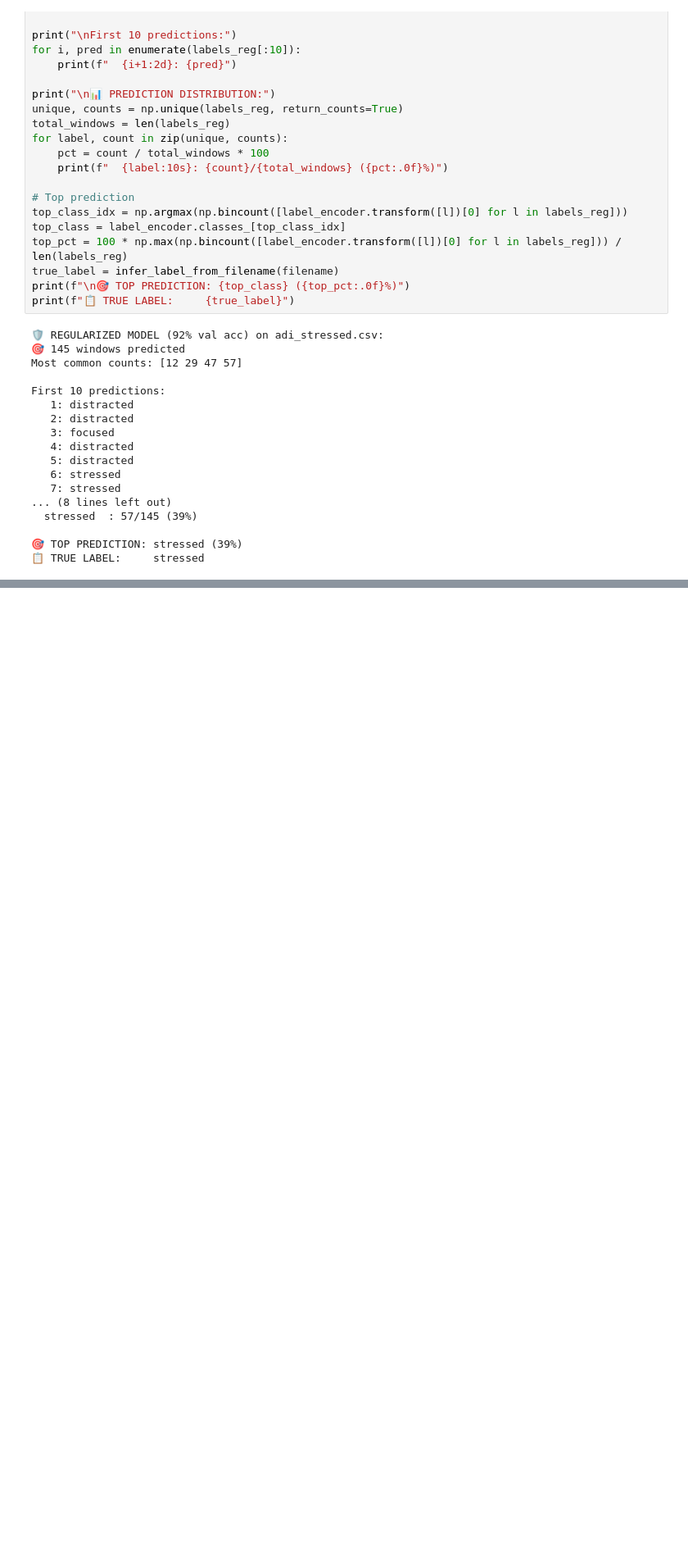
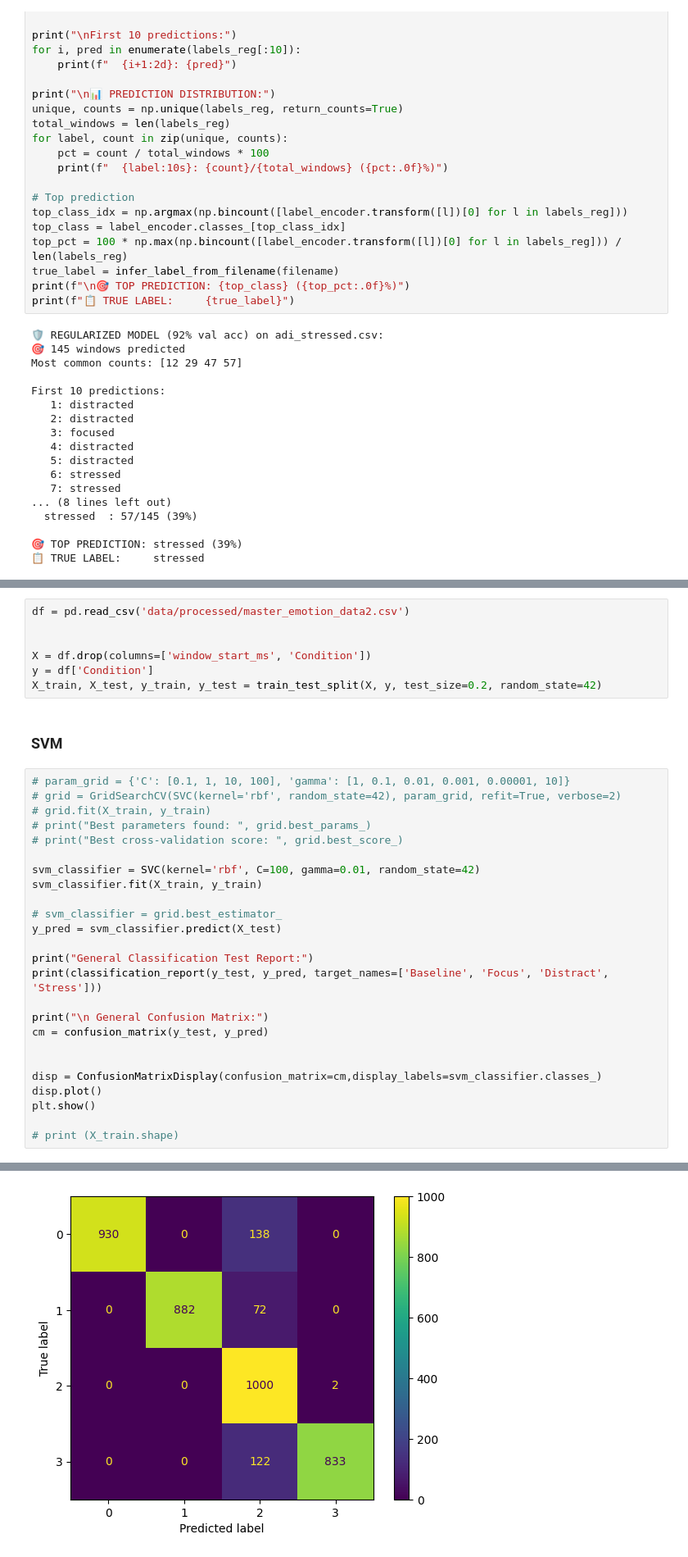
Before and after one commit to AdithyaSuresh17/EmoRec-Karios, a Jupyter notebook: AML_Generalized_from_Drive2.ipynb, the cells around one changed output, grey strips where cells are left out. Shown at 82% size. Saved outputs shown, nothing was run; the diff lists cells and outputs as text; blank space fills up the shorter version.

```diff
--- a/AML_Generalized_from_Drive2.ipynb
+++ b/AML_Generalized_from_Drive2.ipynb
@@ -1083,0 +1181,35 @@ First 10 predictions:
+# %%
+df = pd.read_csv('data/processed/master_emotion_data2.csv')
+
+
+X = df.drop(columns=['window_start_ms', 'Condition'])
+y = df['Condition']
+X_train, X_test, y_train, y_test = train_test_split(X, y, test_size=0.2, random_state=42)
+# %% [markdown]
+### SVM
+# %%
+# param_grid = {'C': [0.1, 1, 10, 100], 'gamma': [1, 0.1, 0.01, 0.001, 0.00001, 10]}
+# grid = GridSearchCV(SVC(kernel='rbf', random_state=42), param_grid, refit=True, verbose=2)
+# grid.fit(X_train, y_train)
+# print("Best parameters found: ", grid.best_params_)
+# print("Best cross-validation score: ", grid.best_score_)
+
+svm_classifier = SVC(kernel='rbf', C=100, gamma=0.01, random_state=42)
+svm_classifier.fit(X_train, y_train)
+
+# svm_classifier = grid.best_estimator_
+y_pred = svm_classifier.predict(X_test)
+
+print("General Classification Test Report:")
+print(classification_report(y_test, y_pred, target_names=['Baseline', 'Focus', 'Distract', 'Stress']))
+
+print("\n General Confusion Matrix:")
+cm = confusion_matrix(y_test, y_pred)
+
+
+disp = ConfusionMatrixDisplay(confusion_matrix=cm,display_labels=svm_classifier.classes_)
+disp.plot()
+plt.show()
+
+# print (X_train.shape)
+# %% [output]
@@ -1083,0 +1230 @@ First 10 predictions:
+[figure, added]
```
Also changed, not shown: parts of 10 cells of this notebook.
